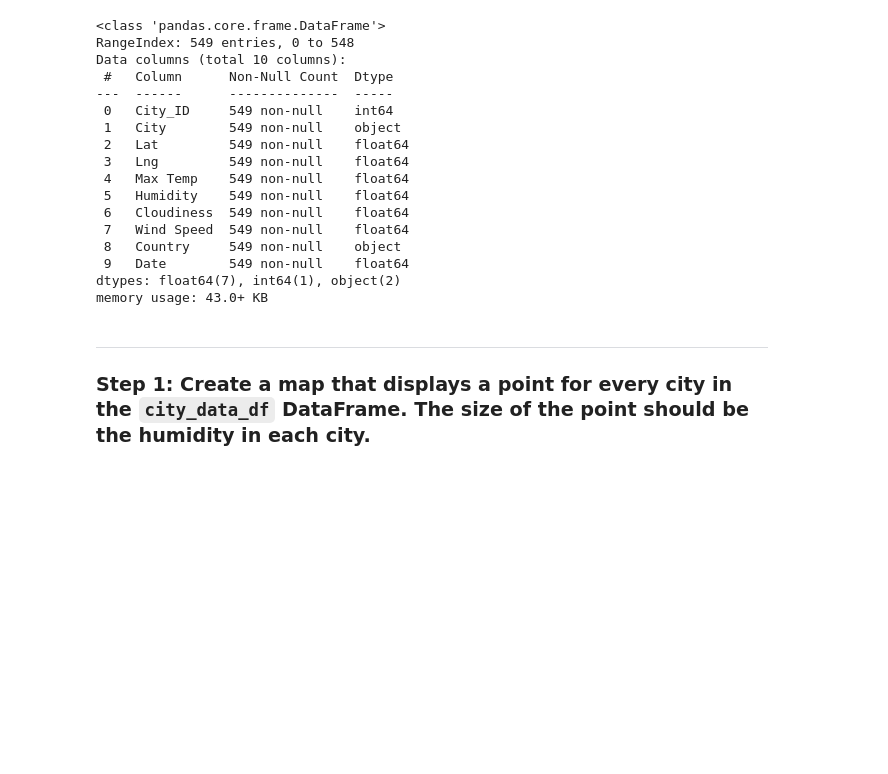
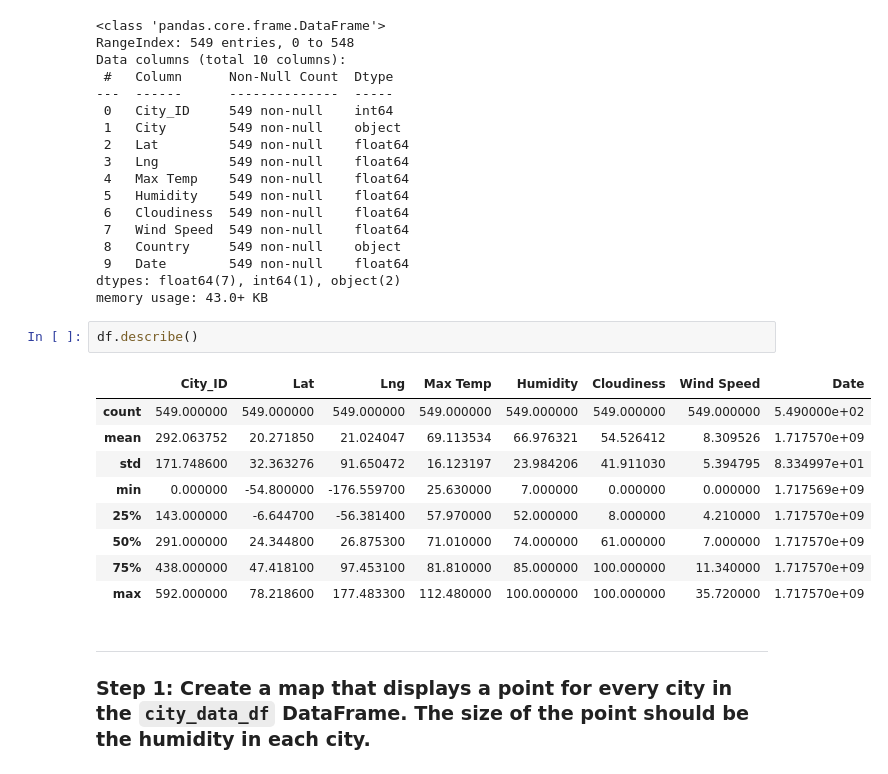
Before and after one commit to ajmonte0920/06_da_jun2024_hw_6_python-api-challenge, a Jupyter notebook: WeatherPy/VacationPy.ipynb, the cells around one changed output. Saved outputs shown, nothing was run; the diff lists cells and outputs as text; blank space fills up the shorter version.

```diff
--- a/WeatherPy/VacationPy.ipynb
+++ b/WeatherPy/VacationPy.ipynb
@@ -72,6 +72,18 @@ Data columns (total 10 columns):
  9   Date        549 non-null    float64
 dtypes: float64(7), int64(1), object(2)
 memory usage: 43.0+ KB
+# %%
+df.describe()
+# %% [output]
+|  | City_ID | Lat | Lng | Max Temp | Humidity | Cloudiness | Wind Speed | Date |
+| count | 549.000000 | 549.000000 | 549.000000 | 549.000000 | 549.000000 | 549.000000 | 549.000000 | 5.490000e+02 |
+| mean | 292.063752 | 20.271850 | 21.024047 | 69.113534 | 66.976321 | 54.526412 | 8.309526 | 1.717570e+09 |
+| std | 171.748600 | 32.363276 | 91.650472 | 16.123197 | 23.984206 | 41.911030 | 5.394795 | 8.334997e+01 |
+| min | 0.000000 | -54.800000 | -176.559700 | 25.630000 | 7.000000 | 0.000000 | 0.000000 | 1.717569e+09 |
+| 25% | 143.000000 | -6.644700 | -56.381400 | 57.970000 | 52.000000 | 8.000000 | 4.210000 | 1.717570e+09 |
+| 50% | 291.000000 | 24.344800 | 26.875300 | 71.010000 | 74.000000 | 61.000000 | 7.000000 | 1.717570e+09 |
+| 75% | 438.000000 | 47.418100 | 97.453100 | 81.810000 | 85.000000 | 100.000000 | 11.340000 | 1.717570e+09 |
+| max | 592.000000 | 78.218600 | 177.483300 | 112.480000 | 100.000000 | 100.000000 | 35.720000 | 1.717570e+09 |
 # %% [markdown]
 ---
 
```
Also changed, not shown: parts of 2 cells of this notebook.
